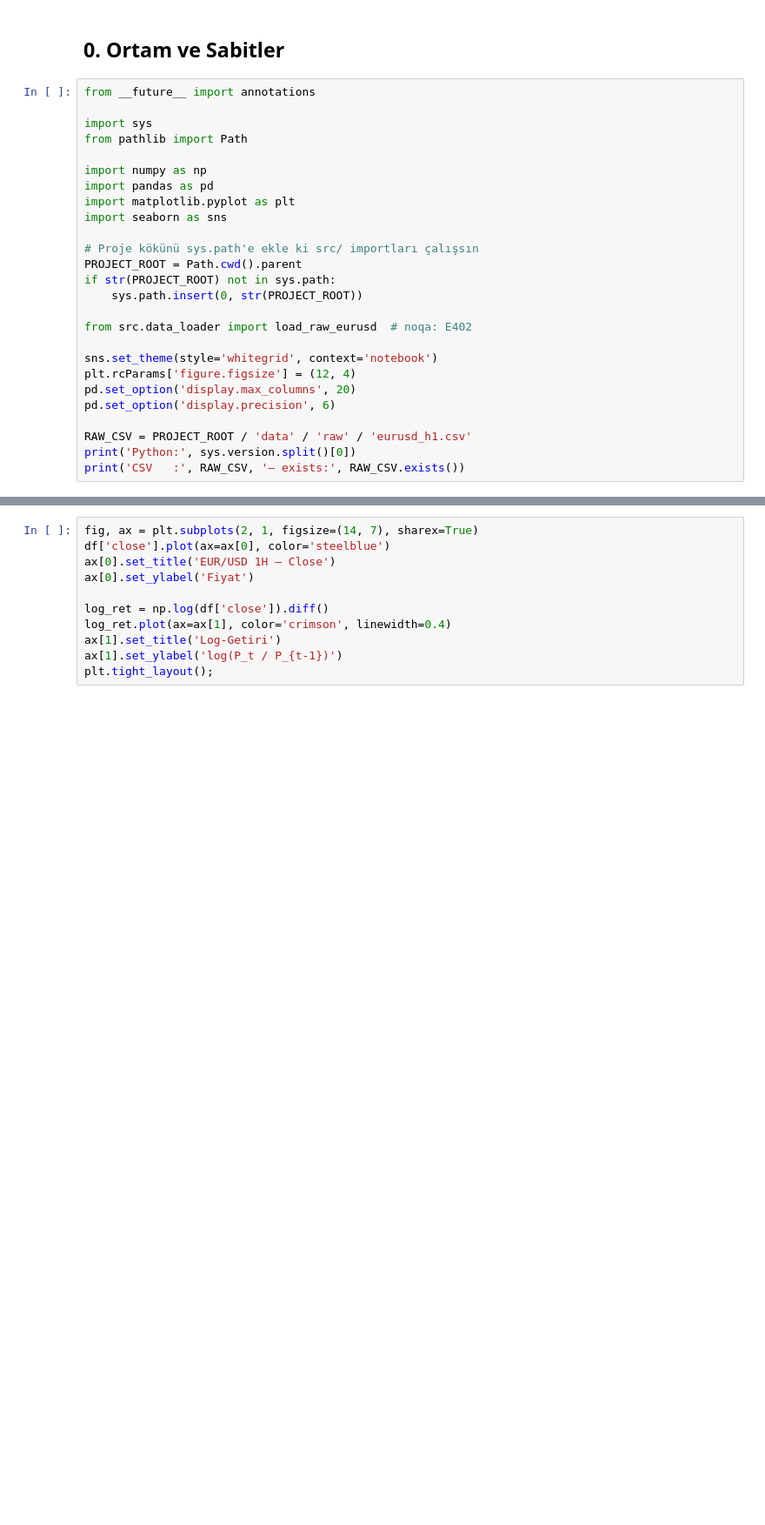
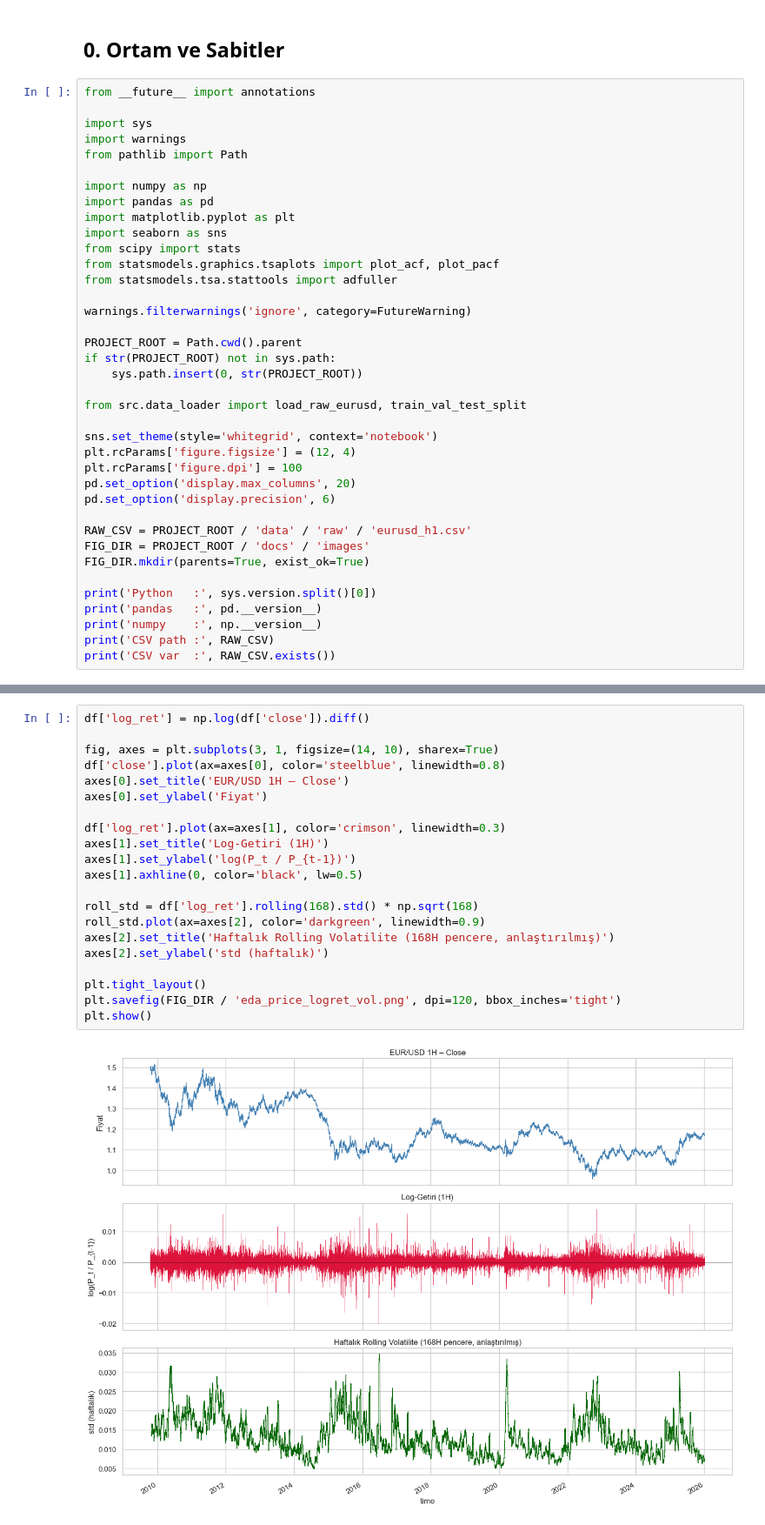
Before and after one commit to somethinkwronghere/yapay-zeka-donem-projesi, a Jupyter notebook: notebooks/01_eda.ipynb, the cells around one changed output, grey strips where cells are left out. Shown at 87% size. Cells and saved outputs as stored; diff of their text form; blank space fills up the shorter version.

```diff
--- a/notebooks/01_eda.ipynb
+++ b/notebooks/01_eda.ipynb
@@ -24,25 +24,37 @@ Bu notebook, ders kılavuzunun **Faz 3 (Keşifsel Veri Analizi)** adımının ca
 from __future__ import annotations
 
 import sys
+import warnings
 from pathlib import Path
 
 import numpy as np
 import pandas as pd
 import matplotlib.pyplot as plt
 import seaborn as sns
+from scipy import stats
+from statsmodels.graphics.tsaplots import plot_acf, plot_pacf
+from statsmodels.tsa.stattools import adfuller
 
-# Proje kökünü sys.path'e ekle ki src/ importları çalışsın
+warnings.filterwarnings('ignore', category=FutureWarning)
+
 PROJECT_ROOT = Path.cwd().parent
 if str(PROJECT_ROOT) not in sys.path:
     sys.path.insert(0, str(PROJECT_ROOT))
 
-from src.data_loader import load_raw_eurusd  # noqa: E402
+from src.data_loader import load_raw_eurusd, train_val_test_split
 
 sns.set_theme(style='whitegrid', context='notebook')
 plt.rcParams['figure.figsize'] = (12, 4)
+plt.rcParams['figure.dpi'] = 100
 pd.set_option('display.max_columns', 20)
 pd.set_option('display.precision', 6)
 
 RAW_CSV = PROJECT_ROOT / 'data' / 'raw' / 'eurusd_h1.csv'
-print('Python:', sys.version.split()[0])
-print('CSV   :', RAW_CSV, '— exists:', RAW_CSV.exists())
+FIG_DIR = PROJECT_ROOT / 'docs' / 'images'
+FIG_DIR.mkdir(parents=True, exist_ok=True)
+
+print('Python   :', sys.version.split()[0])
+print('pandas   :', pd.__version__)
+print('numpy    :', np.__version__)
+print('CSV path :', RAW_CSV)
+print('CSV var  :', RAW_CSV.exists())
@@ -83,11 +199,23 @@ df.describe().T
 # %%
-fig, ax = plt.subplots(2, 1, figsize=(14, 7), sharex=True)
-df['close'].plot(ax=ax[0], color='steelblue')
-ax[0].set_title('EUR/USD 1H – Close')
-ax[0].set_ylabel('Fiyat')
+df['log_ret'] = np.log(df['close']).diff()
 
-log_ret = np.log(df['close']).diff()
-log_ret.plot(ax=ax[1], color='crimson', linewidth=0.4)
-ax[1].set_title('Log-Getiri')
-ax[1].set_ylabel('log(P_t / P_{t-1})')
-plt.tight_layout();
+fig, axes = plt.subplots(3, 1, figsize=(14, 10), sharex=True)
+df['close'].plot(ax=axes[0], color='steelblue', linewidth=0.8)
+axes[0].set_title('EUR/USD 1H – Close')
+axes[0].set_ylabel('Fiyat')
+
+df['log_ret'].plot(ax=axes[1], color='crimson', linewidth=0.3)
+axes[1].set_title('Log-Getiri (1H)')
+axes[1].set_ylabel('log(P_t / P_{t-1})')
+axes[1].axhline(0, color='black', lw=0.5)
+
+roll_std = df['log_ret'].rolling(168).std() * np.sqrt(168)
+roll_std.plot(ax=axes[2], color='darkgreen', linewidth=0.9)
+axes[2].set_title('Haftalık Rolling Volatilite (168H pencere, anlaştırılmış)')
+axes[2].set_ylabel('std (haftalık)')
+
+plt.tight_layout()
+plt.savefig(FIG_DIR / 'eda_price_logret_vol.png', dpi=120, bbox_inches='tight')
+plt.show()
+# %% [output]
+[figure, added]
```
Also changed, not shown: parts of 33 cells of this notebook, 7 other files.
